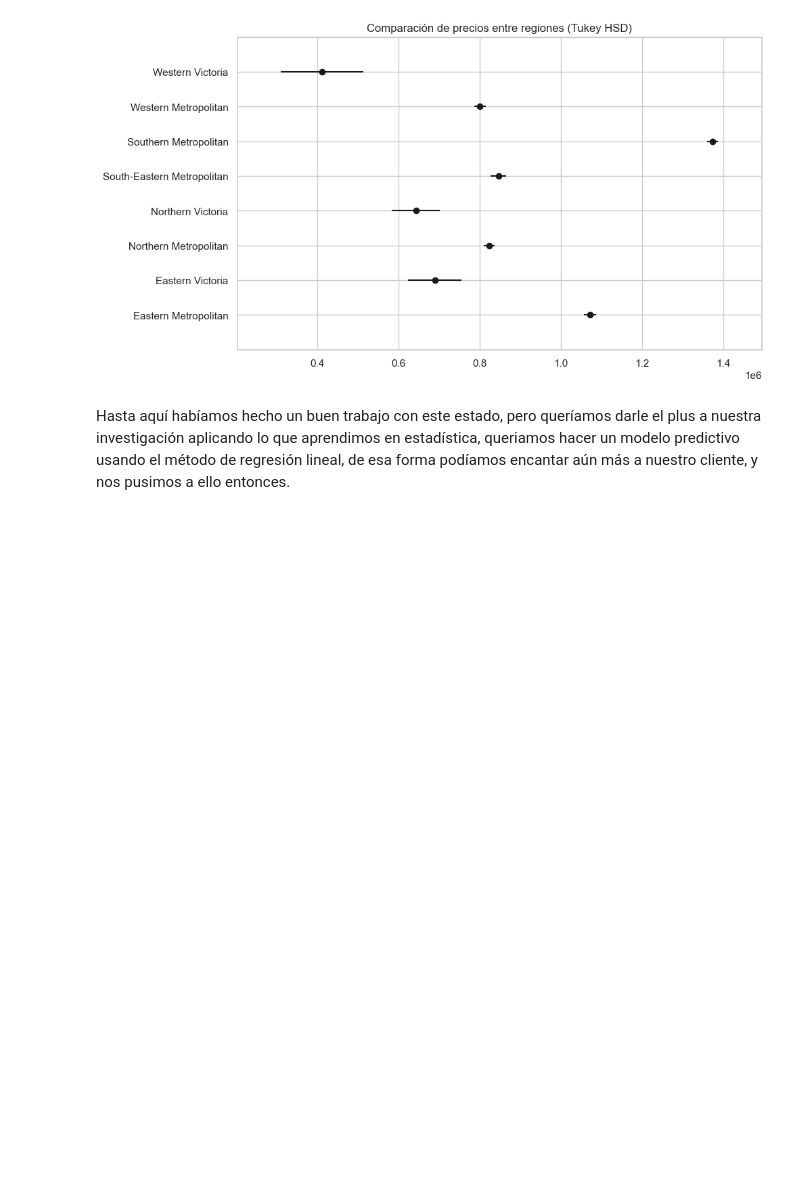
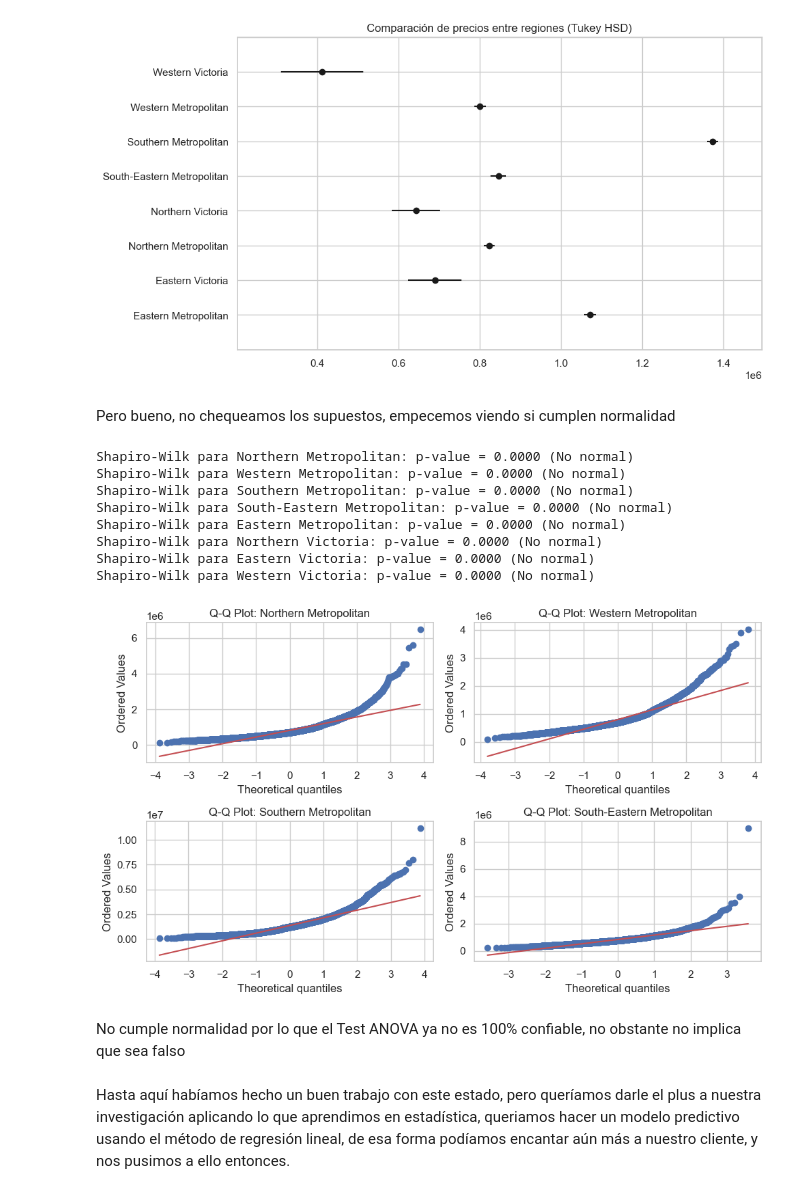
Before and after one commit to theleywin/Statistics-Final-Project, a Jupyter notebook: explore_Melbourne.ipynb, the cells around one changed output. Drawn from its saved outputs; the diff is of its cells as text; code cells hidden in the pictures; blank space fills up the shorter version.

Commit message:
chequeo de supuestos en el test anova

```diff
--- a/explore_Melbourne.ipynb
+++ b/explore_Melbourne.ipynb
@@ -538,5 +538,45 @@ plt.show()
 -----------------------------------------------------------------------------------------------------------
 <Figure size 1000x600 with 0 Axes>
 [figure]
+# %% [markdown]
+Pero bueno, no chequeamos los supuestos, empecemos viendo si cumplen normalidad
+# %%
+from scipy import stats
+import matplotlib.pyplot as plt
+import seaborn as sns
+import numpy as np
+
+# Prueba de Shapiro-Wilk para cada grupo
+normality_results = {}
+regions = df['Regionname'].dropna().unique()
+for region in regions:
+    prices = df[df['Regionname'] == region]['Price']
+    if len(prices) >= 3:
+        stat, p_value = stats.shapiro(prices)
+        normality_results[region] = p_value
+
+for region, p_value in normality_results.items():
+    print(f"Shapiro-Wilk para {region}: p-value = {p_value:.4f} {'(No normal)' if p_value < 0.05 else '(Normal)'}")
+
+# Gráficos Q-Q plot para ver si los datos siguen una distribución normal
+plt.figure(figsize=(10, 6))
+for i, region in enumerate(regions[:4]):
+    plt.subplot(2, 2, i+1)
+    stats.probplot(df[df['Regionname'] == region]['Price'], dist="norm", plot=plt)
+    plt.title(f"Q-Q Plot: {region}")
+plt.tight_layout()
+plt.show()
+# %% [output]
+Shapiro-Wilk para Northern Metropolitan: p-value = 0.0000 (No normal)
+Shapiro-Wilk para Western Metropolitan: p-value = 0.0000 (No normal)
+Shapiro-Wilk para Southern Metropolitan: p-value = 0.0000 (No normal)
+Shapiro-Wilk para South-Eastern Metropolitan: p-value = 0.0000 (No normal)
+Shapiro-Wilk para Eastern Metropolitan: p-value = 0.0000 (No normal)
+Shapiro-Wilk para Northern Victoria: p-value = 0.0000 (No normal)
+Shapiro-Wilk para Eastern Victoria: p-value = 0.0000 (No normal)
+Shapiro-Wilk para Western Victoria: p-value = 0.0000 (No normal)
+[figure, added]
+# %% [markdown]
+No cumple normalidad por lo que el Test ANOVA ya no es 100% confiable, no obstante no implica que sea falso
 # %% [markdown]
 Hasta aquí habíamos hecho un buen trabajo con este estado, pero queríamos darle el plus a nuestra investigación aplicando lo que aprendimos en estadística, queriamos hacer un modelo predictivo usando el método de regresión lineal, de esa forma podíamos encantar aún más a nuestro cliente, y nos pusimos a ello entonces.
```
Also changed, not shown: parts of 1 cell of this notebook.
